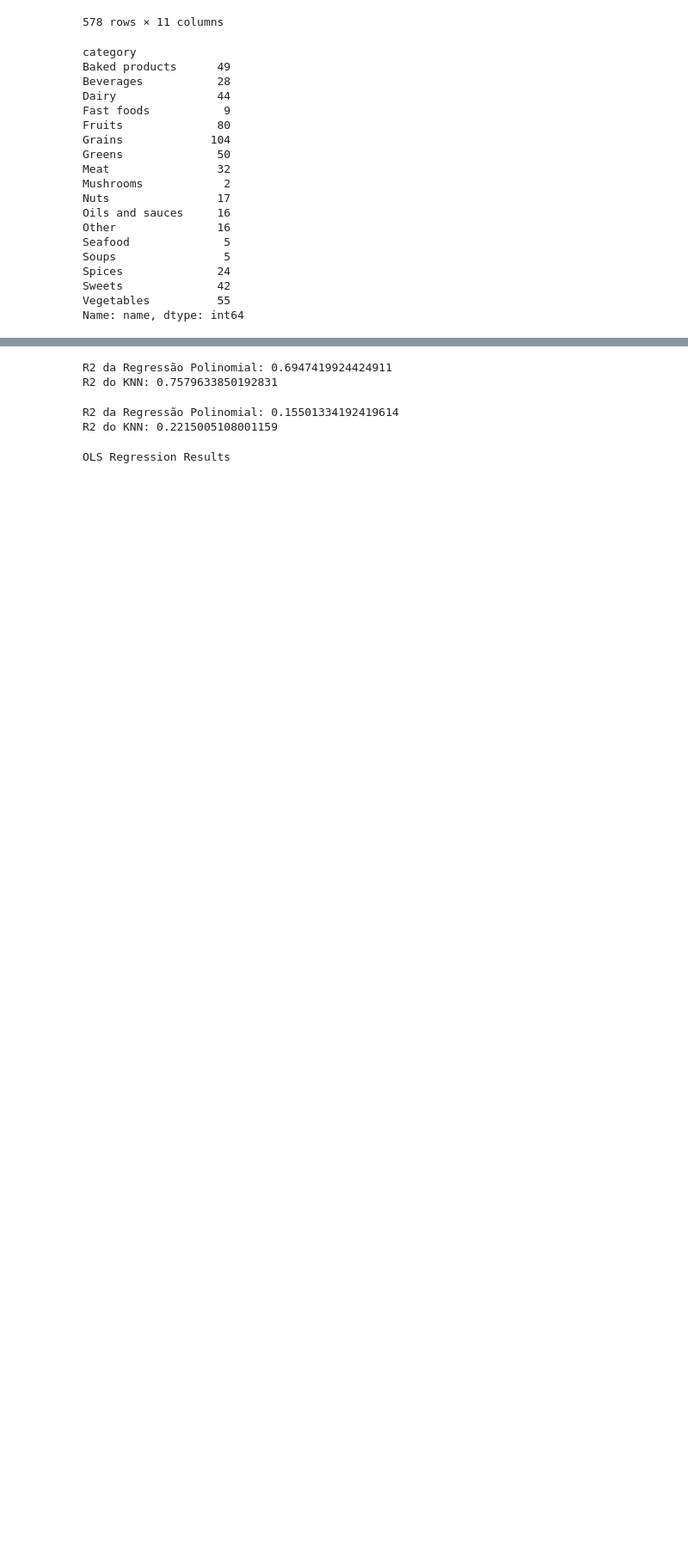
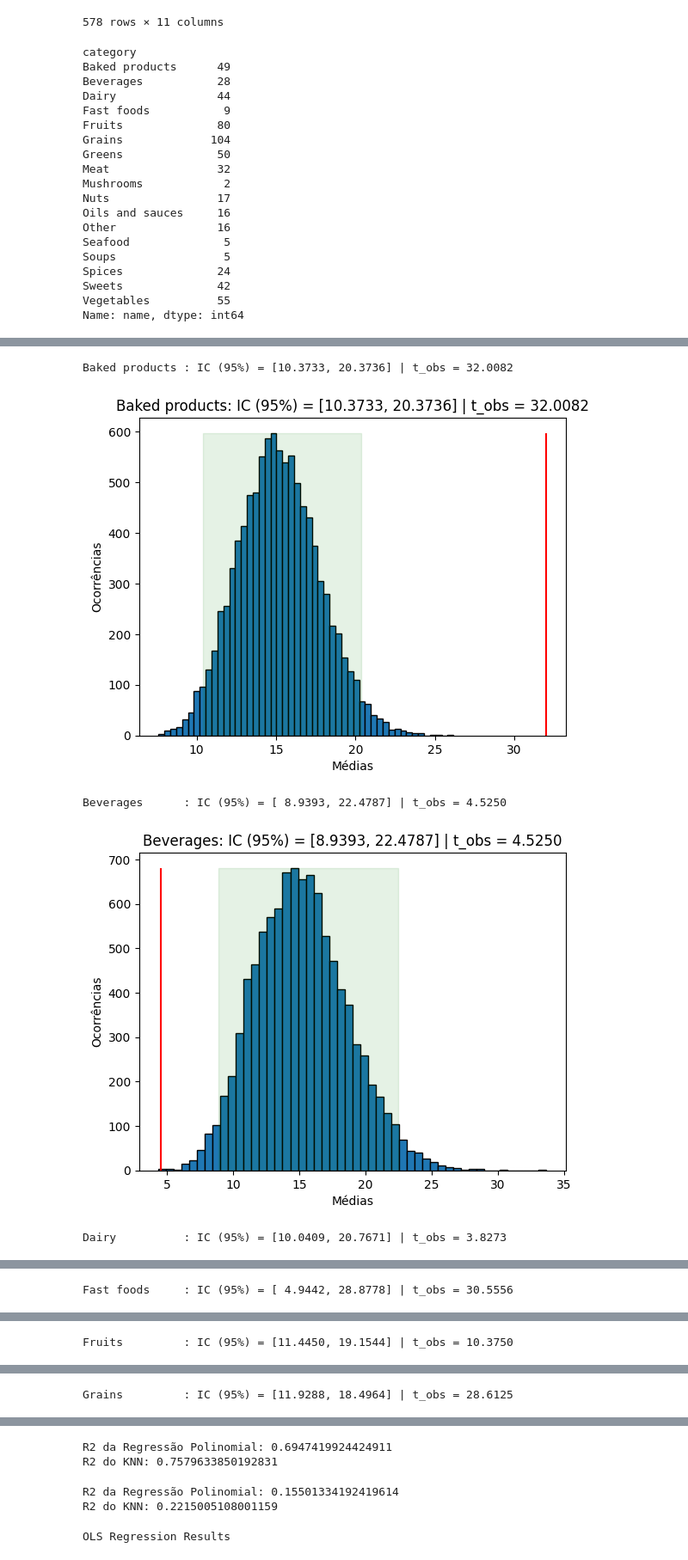
Before and after one commit to Arthur6890/tp-icd, a Jupyter notebook: models.ipynb, the cells around one changed output, grey strips where cells are left out. Shown at 86% size. Cells and saved outputs as stored; diff of their text form; code cells hidden in the pictures; blank space fills up the shorter version.

Commit message:
ICs das categorias

```diff
--- a/models.ipynb
+++ b/models.ipynb
@@ -52,0 +59,48 @@ Name: name, dtype: int64
+# %%
+# Realizando testes de permutação
+N = 10000
+categorias = df.groupby('category').count().index
+n_categorias = len(categorias)
+
+df_permutacao = df[['category', 'glycemic_load']].copy()
+
+medias = np.zeros((N, n_categorias))
+
+for i in range(N):
+    np.random.shuffle(df_permutacao['category'].values)
+    medias[i] = (df_permutacao
+        [['category', 'glycemic_load']]
+        .groupby('category')
+        .mean()
+        ['glycemic_load']
+    )
+# %%
+# Realizando ICs separadas para cada categoria
+
+medias_originais = (df
+    [['category', 'glycemic_load']]
+    .groupby('category')
+    .mean()
+    ['glycemic_load'])
+
+graficos = []
+
+for i, categoria in enumerate(categorias):
+    confianca_inf = np.percentile(medias[:, i], 2.5)
+    confianca_sup = np.percentile(medias[:, i], 97.5)
+    print(f'{categoria:15}: IC (95%) = [{confianca_inf:7.4f}, {confianca_sup:7.4f}] | t_obs = {medias_originais[categoria]:.4f}')
+    height, *_ = plt.hist(medias[:, i], bins=50, edgecolor='k')
+    plt.xlabel(f'Médias')
+    plt.ylabel('Ocorrências')
+    plt.title(f'{categoria}: IC (95%) = [{confianca_inf:.4f}, {confianca_sup:.4f}] | t_obs = {medias_originais[categoria]:.4f}')
+    plt.vlines(medias_originais[categoria], 0, height.max(), color='red')
+    plt.fill_betweenx([0, height.max()], confianca_inf, confianca_sup, color='g', alpha=0.1)
+    # plt.text(t_obs+1, 0.10, '$16\%$ dos casos')
+    # despine()
+    plt.show()
+# %% [output]
+Baked products : IC (95%) = [10.3733, 20.3736] | t_obs = 32.0082
+[figure, added]
+Beverages      : IC (95%) = [ 8.9393, 22.4787] | t_obs = 4.5250
+[figure, added]
+Dairy          : IC (95%) = [10.0409, 20.7671] | t_obs = 3.8273
@@ -52,0 +108 @@ Name: name, dtype: int64
+Fast foods     : IC (95%) = [ 4.9442, 28.8778] | t_obs = 30.5556
@@ -52,0 +110 @@ Name: name, dtype: int64
+Fruits         : IC (95%) = [11.4450, 19.1544] | t_obs = 10.3750
@@ -52,0 +112 @@ Name: name, dtype: int64
+Grains         : IC (95%) = [11.9288, 18.4964] | t_obs = 28.6125
```
Also changed, not shown: parts of 5 cells of this notebook.
